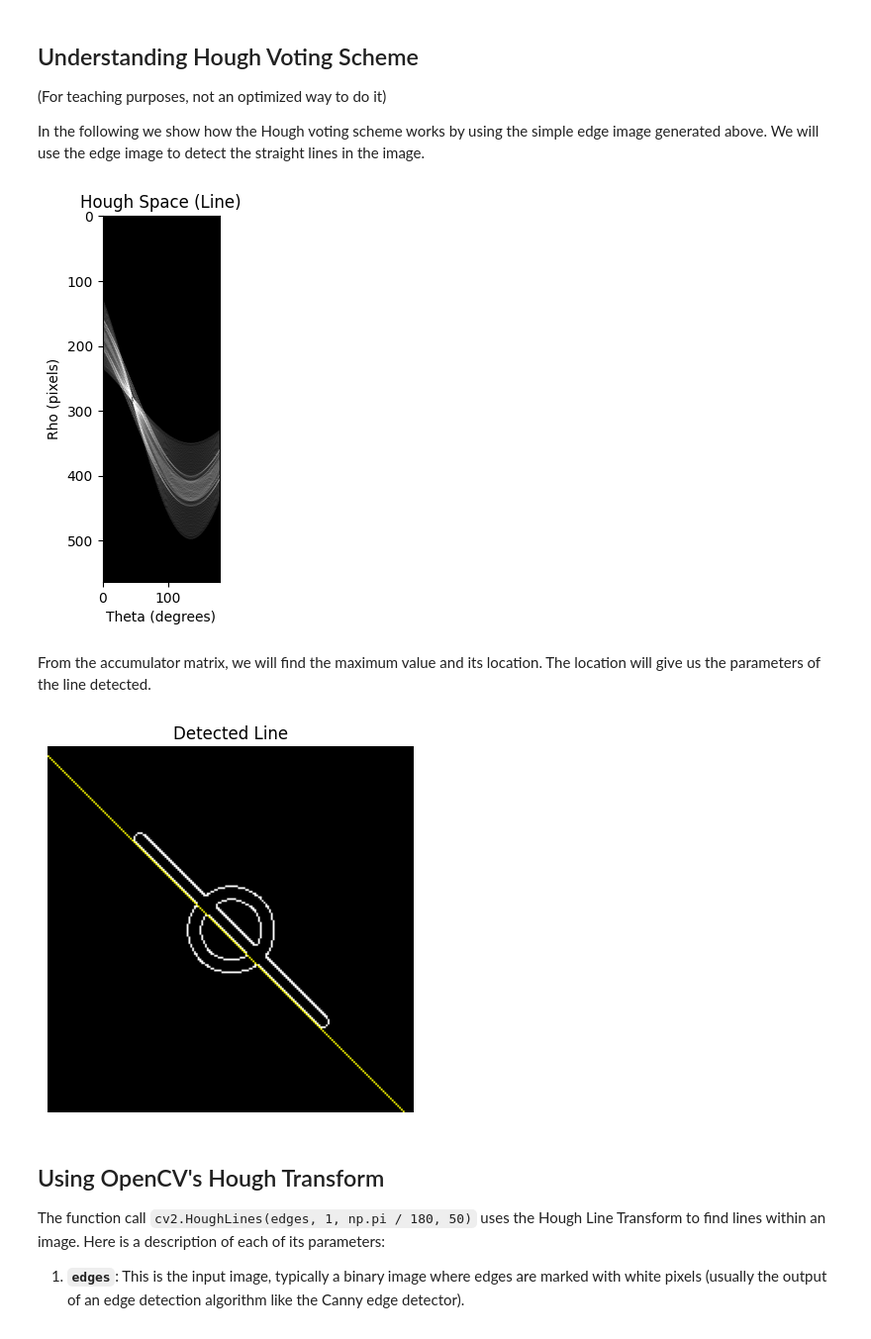
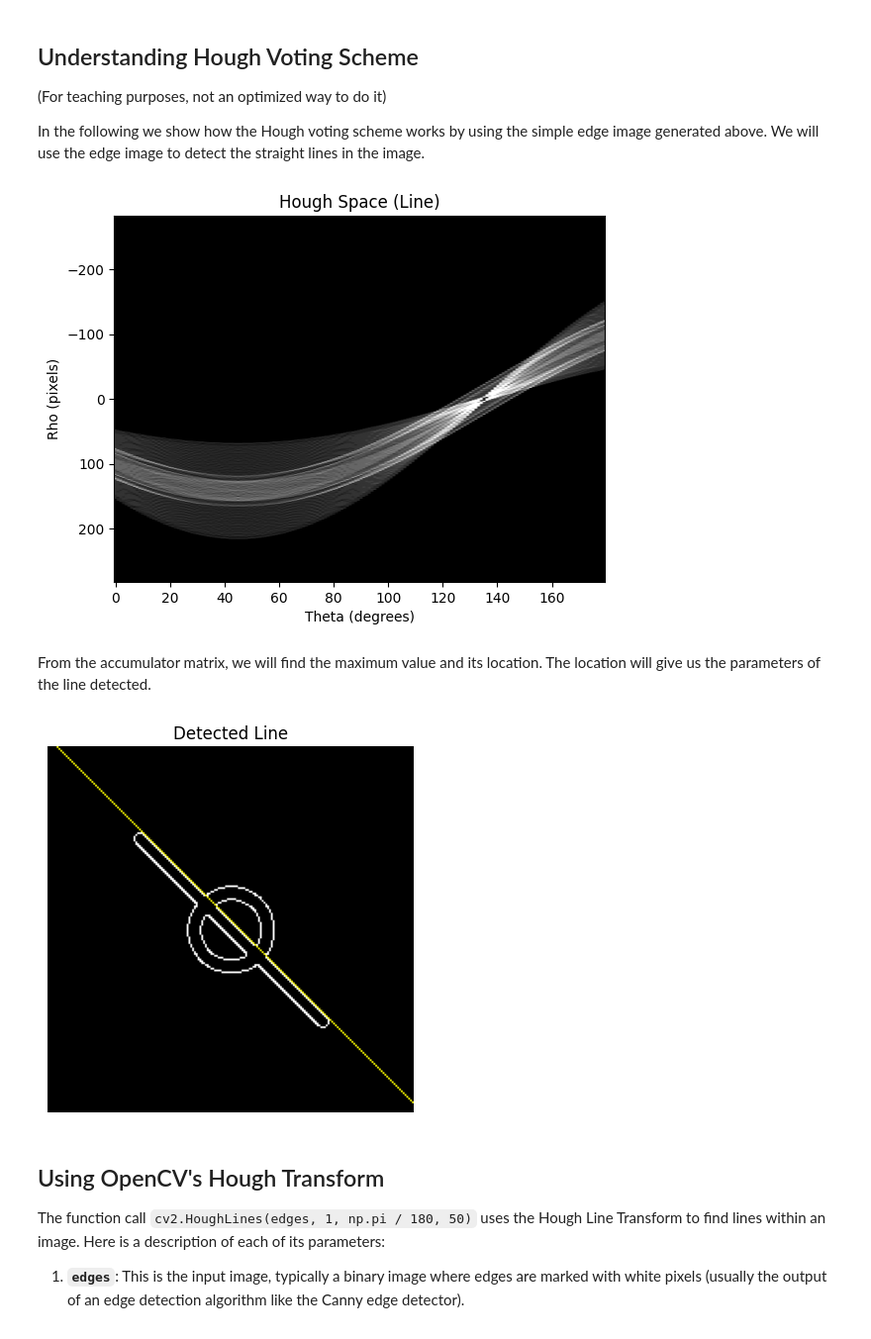
Before and after one commit to cs-txst/cs4337-fall2026, a Jupyter notebook: 06-hough_transforms.ipynb, the cells around one changed output. Shown at 99% size. Drawn from its saved outputs; the diff is of its cells as text; code cells hidden in the pictures.

Commit message:
Change angle range convention from [-90, 90) to [0, 180).

```diff
--- a/06-hough_transforms.ipynb
+++ b/06-hough_transforms.ipynb
@@ -44,34 +44,37 @@ In the following we show how the Hough voting scheme works by using the simple e
 # %%
 # ----------- Understanding Hough Voting Scheme -----------
 # Hough Space for lines
 # (For teaching purposes, not an optimized way to do it)
 
-# Initialize theta range and its sine and cosine values
-theta_range = np.deg2rad(np.arange(-90.0, 90.0))
+# Initialize theta range and its sine and cosine values.
+# theta goes from 0 to 179 degrees, the same convention cv2.HoughLines uses.
+theta_range = np.deg2rad(np.arange(0.0, 180.0))
 cos_theta, sin_theta = np.cos(theta_range), np.sin(theta_range)
 
 # Initialize the accumulator
 # Max possible distance is the diagonal length of the image. We double it to account for negative rhos.
 max_dist = int(np.sqrt(height**2 + width**2))
 accumulator = np.zeros((2 * max_dist, len(theta_range)), dtype=np.uint64)
 
 # Loop through edge points and update the accumulator
 for y in range(height):
     for x in range(width):
         if edges[y, x] != 255:
             continue
         rho_values = x * cos_theta + y * sin_theta
         accumulator[np.round(rho_values + max_dist).astype(int),
                     np.arange(len(theta_range))] += 1
 
-# Display the accumulator
-plt.imshow(accumulator, cmap='gray', vmin=0, vmax=20)
+# Display the accumulator. Row i holds rho = i - max_dist and column j holds theta_range[j],
+# so `extent` labels the axes with rho in pixels and theta in degrees.
+plt.imshow(accumulator, cmap='gray', vmin=0, vmax=20, aspect='auto',
+           extent=[-0.5, 179.5, max_dist - 0.5, -max_dist - 0.5])
 plt.title('Hough Space (Line)')
-plt.xlabel('Theta (degrees)')  # Now it's in degrees ranging from 0 to 180
+plt.xlabel('Theta (degrees)')
 plt.ylabel('Rho (pixels)')
 plt.show()
 # %% [output]
-[figure, old version]
+[figure, new version]
 # %% [markdown]
 From the accumulator matrix, we will find the maximum value and its location. The location will give us the parameters of the line detected.
 # %%
@@ -93,7 +96,7 @@ cv2.line(line_img, (x1, y1), (x2, y2), (0, 255, 255), 1)
 
 display_image(line_img, "Detected Line")
 # %% [output]
-[figure, old version]
+[figure, new version]
 # %% [markdown]
 ## Using OpenCV's Hough Transform
 
```
